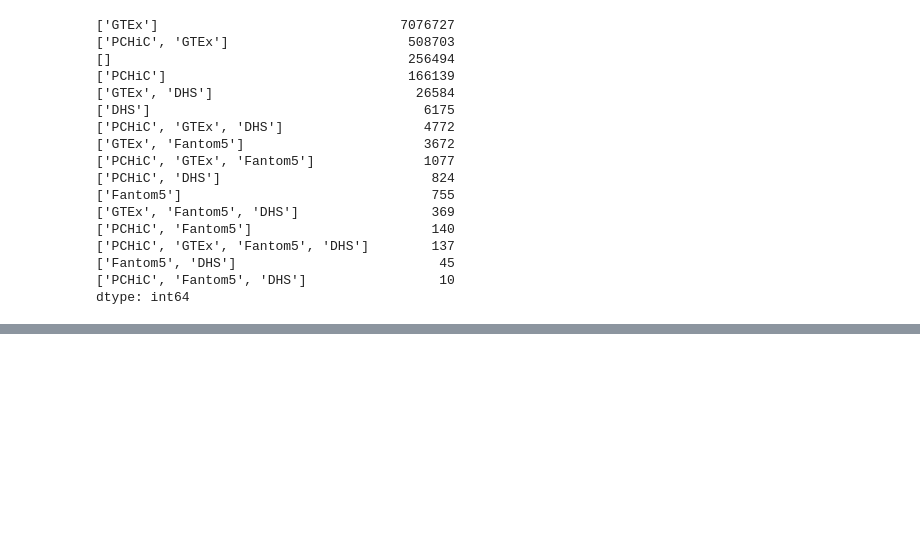
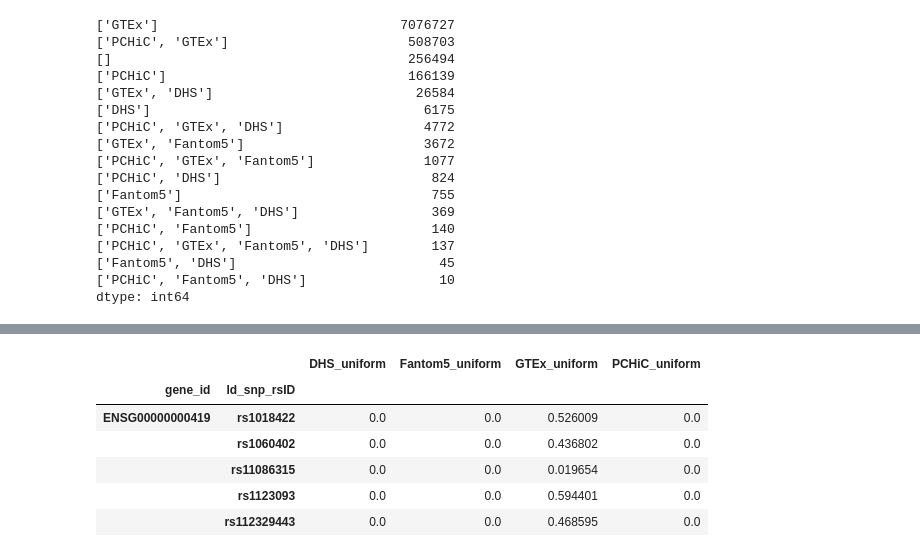
Before and after one commit to opentargets-archive/postgap_analysis, a Jupyter notebook: postgap_issues_2017_11_22.ipynb, the cells around one changed output, grey strips where cells are left out. Cells and saved outputs as stored; diff of their text form; code cells hidden in the pictures; blank space fills up the shorter version.

```diff
--- a/postgap_issues_2017_11_22.ipynb
+++ b/postgap_issues_2017_11_22.ipynb
@@ -253,0 +319,13 @@ dtype: int64
+# %%
+ot_scores_filtered_uniform = pd.DataFrame({
+    (p + '_uniform'): to_uniform(ot_scores_filtered, p) for p in ot_score_parts
+})
+ot_scores_filtered_uniform.head()
+# %% [output]
+|  |  | DHS_uniform | Fantom5_uniform | GTEx_uniform | PCHiC_uniform |
+| gene_id | ld_snp_rsID |  |  |  |  |
+| ENSG00000000419 | rs1018422 | 0.0 | 0.0 | 0.526009 | 0.0 |
+|  | rs1060402 | 0.0 | 0.0 | 0.436802 | 0.0 |
+|  | rs11086315 | 0.0 | 0.0 | 0.019654 | 0.0 |
+|  | rs1123093 | 0.0 | 0.0 | 0.594401 | 0.0 |
+|  | rs112329443 | 0.0 | 0.0 | 0.468595 | 0.0 |
```
Also changed, not shown: parts of 10 cells of this notebook.
